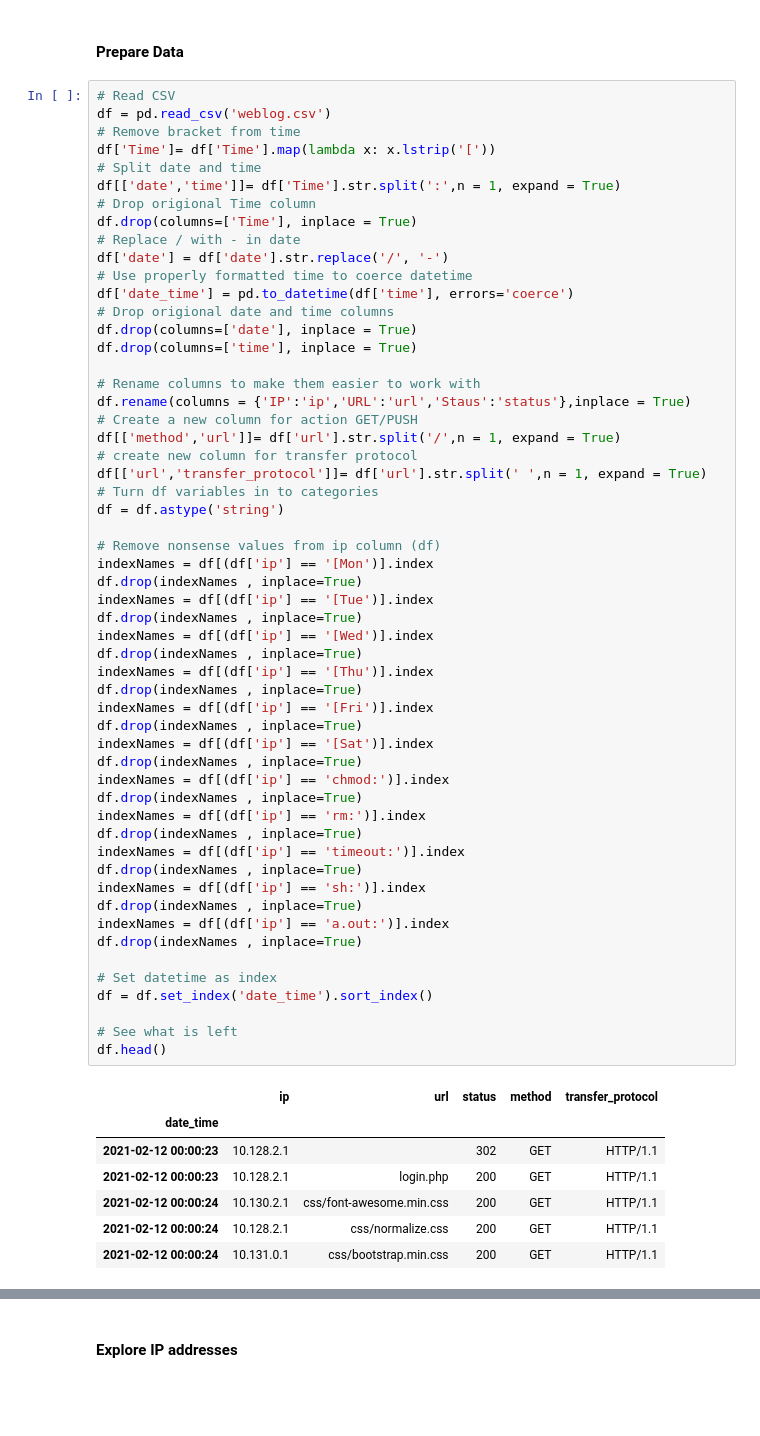
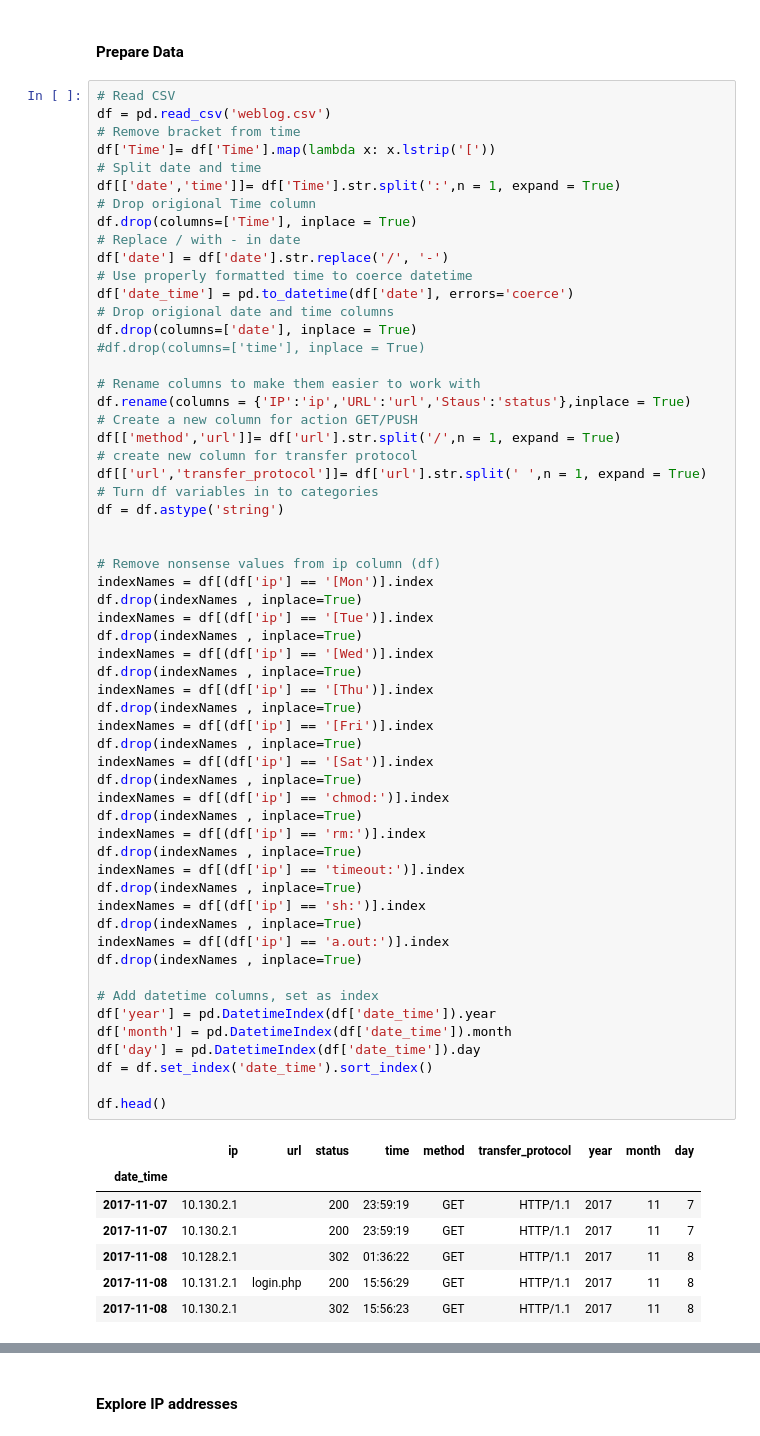
Before and after one commit to CSolitaire/web_traffic_project, a Jupyter notebook: web_scrapper_project.ipynb, the cells around one changed output, grey strips where cells are left out. Drawn from its saved outputs; the diff is of its cells as text; blank space fills up the shorter version.

```diff
--- a/web_scrapper_project.ipynb
+++ b/web_scrapper_project.ipynb
@@ -29,10 +29,10 @@ df.drop(columns=['Time'], inplace = True)
 # Replace / with - in date
 df['date'] = df['date'].str.replace('/', '-')
 # Use properly formatted time to coerce datetime
-df['date_time'] = pd.to_datetime(df['time'], errors='coerce')
+df['date_time'] = pd.to_datetime(df['date'], errors='coerce')
 # Drop origional date and time columns
 df.drop(columns=['date'], inplace = True)
-df.drop(columns=['time'], inplace = True)
+#df.drop(columns=['time'], inplace = True)
 
 # Rename columns to make them easier to work with
 df.rename(columns = {'IP':'ip','URL':'url','Staus':'status'},inplace = True)
@@ -42,44 +42,47 @@ df[['method','url']]= df['url'].str.split('/',n = 1, expand = True)
 df[['url','transfer_protocol']]= df['url'].str.split(' ',n = 1, expand = True)
 # Turn df variables in to categories
 df = df.astype('string')
+
 
 # Remove nonsense values from ip column (df)
 indexNames = df[(df['ip'] == '[Mon')].index
 df.drop(indexNames , inplace=True)
 indexNames = df[(df['ip'] == '[Tue')].index
 df.drop(indexNames , inplace=True)
 indexNames = df[(df['ip'] == '[Wed')].index
 df.drop(indexNames , inplace=True)
 indexNames = df[(df['ip'] == '[Thu')].index
 df.drop(indexNames , inplace=True)
 indexNames = df[(df['ip'] == '[Fri')].index
 df.drop(indexNames , inplace=True)
 indexNames = df[(df['ip'] == '[Sat')].index
 df.drop(indexNames , inplace=True)
 indexNames = df[(df['ip'] == 'chmod:')].index
 df.drop(indexNames , inplace=True)
 indexNames = df[(df['ip'] == 'rm:')].index
 df.drop(indexNames , inplace=True)
 indexNames = df[(df['ip'] == 'timeout:')].index
 df.drop(indexNames , inplace=True)
 indexNames = df[(df['ip'] == 'sh:')].index
 df.drop(indexNames , inplace=True)
 indexNames = df[(df['ip'] == 'a.out:')].index
 df.drop(indexNames , inplace=True)
 
-# Set datetime as index
+# Add datetime columns, set as index
+df['year'] = pd.DatetimeIndex(df['date_time']).year
+df['month'] = pd.DatetimeIndex(df['date_time']).month
+df['day'] = pd.DatetimeIndex(df['date_time']).day
 df = df.set_index('date_time').sort_index()
 
-# See what is left
 df.head()
 # %% [output]
-|  | ip | url | status | method | transfer_protocol |
-| date_time |  |  |  |  |  |
-| 2021-02-12 00:00:23 | 10.128.2.1 |  | 302 | GET | HTTP/1.1 |
-| 2021-02-12 00:00:23 | 10.128.2.1 | login.php | 200 | GET | HTTP/1.1 |
-| 2021-02-12 00:00:24 | 10.130.2.1 | css/font-awesome.min.css | 200 | GET | HTTP/1.1 |
-| 2021-02-12 00:00:24 | 10.128.2.1 | css/normalize.css | 200 | GET | HTTP/1.1 |
-| 2021-02-12 00:00:24 | 10.131.0.1 | css/bootstrap.min.css | 200 | GET | HTTP/1.1 |
+|  | ip | url | status | time | method | transfer_protocol | year | month | day |
+| date_time |  |  |  |  |  |  |  |  |  |
+| 2017-11-07 | 10.130.2.1 |  | 200 | 23:59:19 | GET | HTTP/1.1 | 2017 | 11 | 7 |
+| 2017-11-07 | 10.130.2.1 |  | 200 | 23:59:19 | GET | HTTP/1.1 | 2017 | 11 | 7 |
+| 2017-11-08 | 10.128.2.1 |  | 302 | 01:36:22 | GET | HTTP/1.1 | 2017 | 11 | 8 |
+| 2017-11-08 | 10.131.2.1 | login.php | 200 | 15:56:29 | GET | HTTP/1.1 | 2017 | 11 | 8 |
+| 2017-11-08 | 10.130.2.1 |  | 302 | 15:56:23 | GET | HTTP/1.1 | 2017 | 11 | 8 |
 # %%
 df.isna().sum()
 # %% [output]
```
Also changed, not shown: parts of 18 cells of this notebook.
